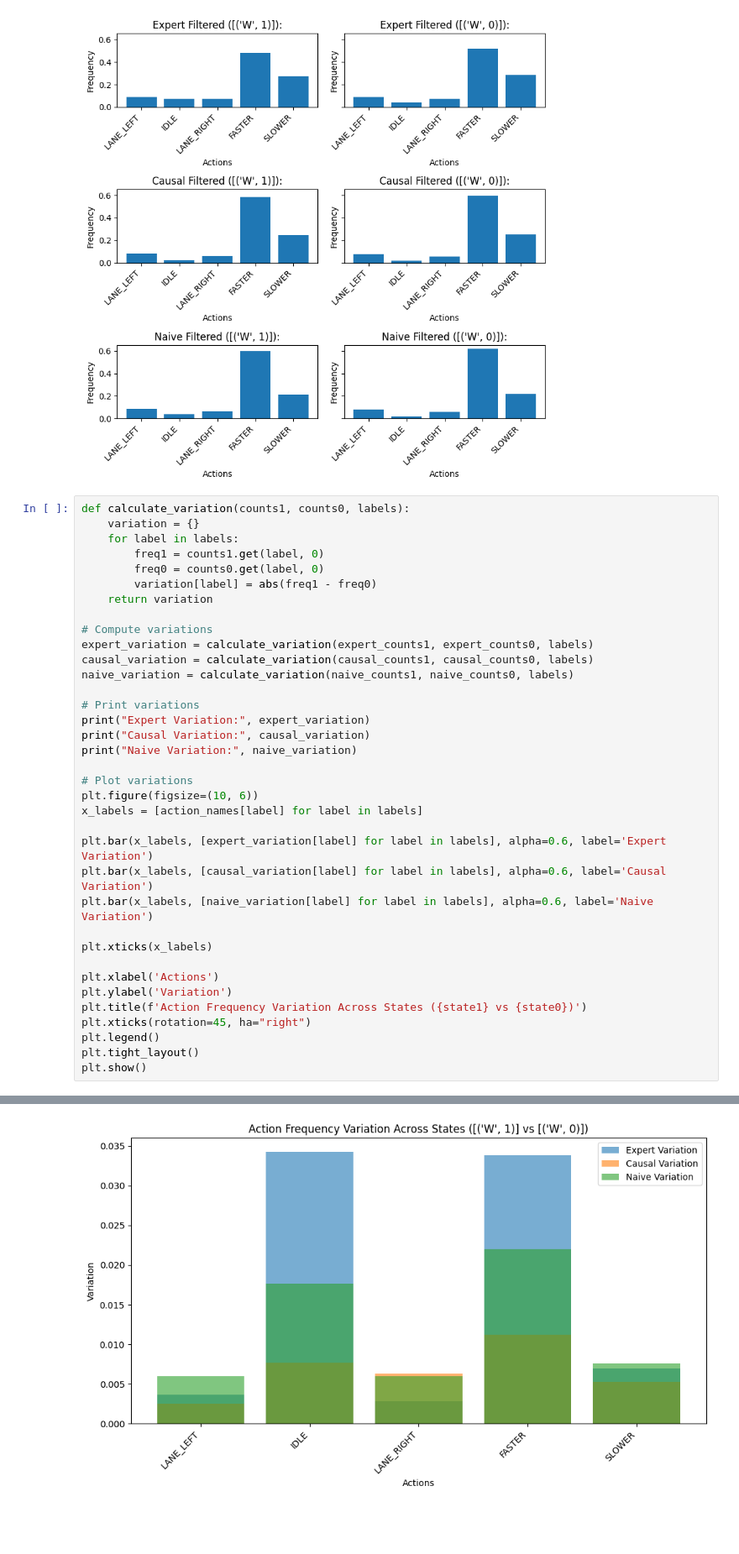
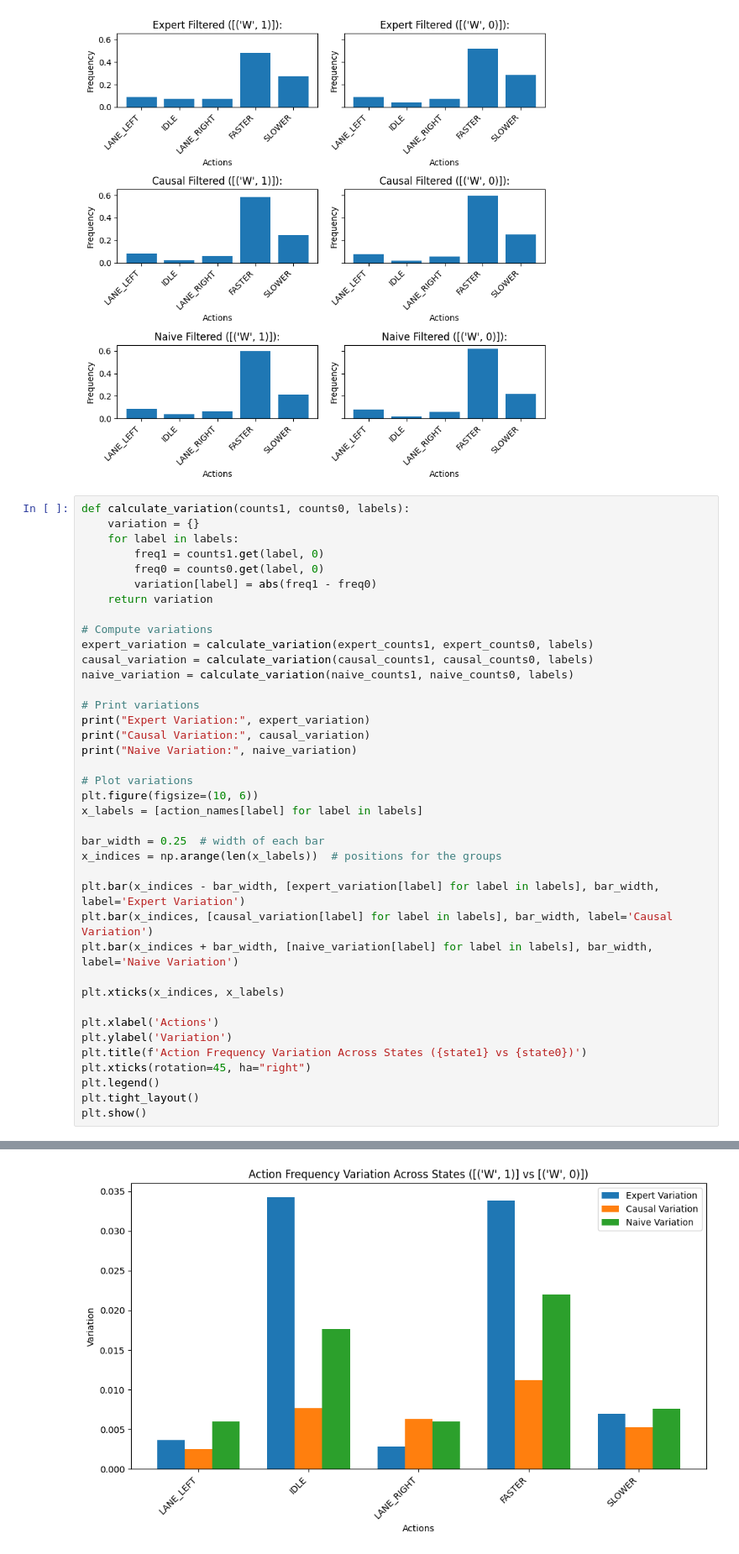
Before and after one commit to CausalAILab/Causal-RL, a Jupyter notebook: test_highway_imitation.ipynb, the cells around one changed output, grey strips where cells are left out. Shown at 84% size. Saved outputs shown, nothing was run; the diff lists cells and outputs as text; blank space fills up the shorter version.

Commit message:
fixed variation plot

```diff
--- a/test_highway_imitation.ipynb
+++ b/test_highway_imitation.ipynb
@@ -487,38 +487,41 @@ def calculate_variation(counts1, counts0, labels):
         variation[label] = abs(freq1 - freq0)
     return variation
 
 # Compute variations
 expert_variation = calculate_variation(expert_counts1, expert_counts0, labels)
 causal_variation = calculate_variation(causal_counts1, causal_counts0, labels)
 naive_variation = calculate_variation(naive_counts1, naive_counts0, labels)
 
 # Print variations
 print("Expert Variation:", expert_variation)
 print("Causal Variation:", causal_variation)
 print("Naive Variation:", naive_variation)
 
 # Plot variations
 plt.figure(figsize=(10, 6))
 x_labels = [action_names[label] for label in labels]
 
-plt.bar(x_labels, [expert_variation[label] for label in labels], alpha=0.6, label='Expert Variation')
-plt.bar(x_labels, [causal_variation[label] for label in labels], alpha=0.6, label='Causal Variation')
-plt.bar(x_labels, [naive_variation[label] for label in labels], alpha=0.6, label='Naive Variation')
+bar_width = 0.25  # width of each bar
+x_indices = np.arange(len(x_labels))  # positions for the groups
 
-plt.xticks(x_labels)
+plt.bar(x_indices - bar_width, [expert_variation[label] for label in labels], bar_width, label='Expert Variation')
+plt.bar(x_indices, [causal_variation[label] for label in labels], bar_width, label='Causal Variation')
+plt.bar(x_indices + bar_width, [naive_variation[label] for label in labels], bar_width, label='Naive Variation')
+
+plt.xticks(x_indices, x_labels)
 
 plt.xlabel('Actions')
 plt.ylabel('Variation')
 plt.title(f'Action Frequency Variation Across States ({state1} vs {state0})')
 plt.xticks(rotation=45, ha="right")
 plt.legend()
 plt.tight_layout()
 plt.show()
 # %% [output]
 Expert Variation: {0: 0.0036620138491619825, 1: 0.034281893669865234, 2: 0.002877709713924176, 3: 0.03384916290906914, 4: 0.006972454323882271}
 Causal Variation: {0: 0.002502892857590311, 1: 0.007678009097505569, 2: 0.006335234291599642, 3: 0.011237921916054772, 4: 0.005278214330640768}
 Naive Variation: {0: 0.00595850238128072, 1: 0.01768811944067256, 2: 0.005980837554286383, 3: 0.02204206829534361, 4: 0.007585391080896037}
-[figure, old version]
+[figure, new version]
 # %%
 causal_correct = sum(cm_causal[i, i] for i in range(len(labels)))
 naive_correct  = sum(cm_naive[i, i] for i in range(len(labels)))
```
